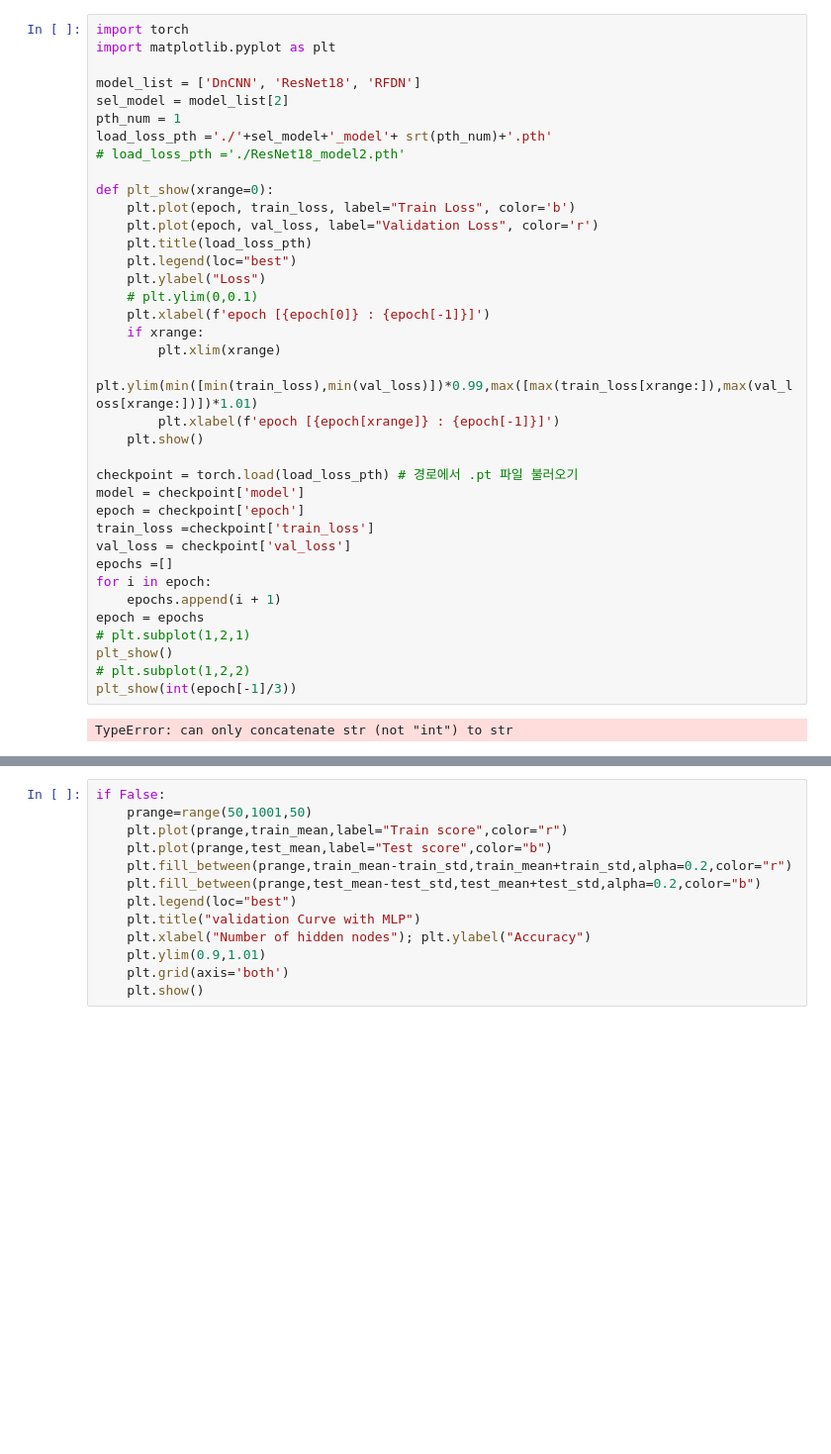
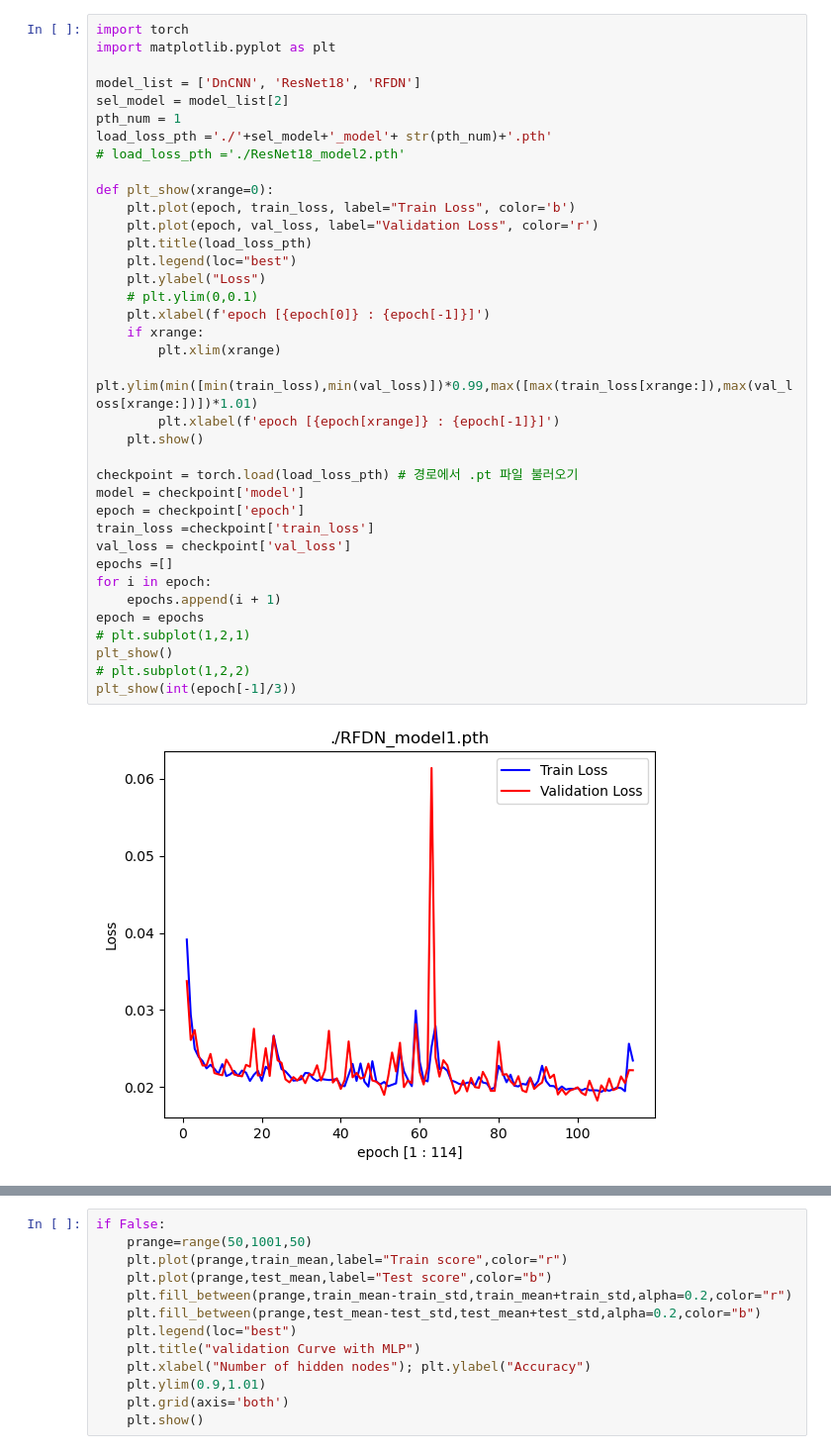
Before and after one commit to joohyun7u/mlp_compitition, a Jupyter notebook: cjh/loss/loss_visual.ipynb, the cells around one changed output, grey strips where cells are left out. Shown at 99% size. Cells and saved outputs as stored; diff of their text form; blank space fills up the shorter version.

```diff
--- a/cjh/loss/loss_visual.ipynb
+++ b/cjh/loss/loss_visual.ipynb
@@ -5,35 +5,35 @@ import matplotlib.pyplot as plt
 model_list = ['DnCNN', 'ResNet18', 'RFDN']
 sel_model = model_list[2]
 pth_num = 1
-load_loss_pth ='./'+sel_model+'_model'+ srt(pth_num)+'.pth'
+load_loss_pth ='./'+sel_model+'_model'+ str(pth_num)+'.pth'
 # load_loss_pth ='./ResNet18_model2.pth'
 
 def plt_show(xrange=0):
     plt.plot(epoch, train_loss, label="Train Loss", color='b')
     plt.plot(epoch, val_loss, label="Validation Loss", color='r')
     plt.title(load_loss_pth)
     plt.legend(loc="best")
     plt.ylabel("Loss")
     # plt.ylim(0,0.1)
     plt.xlabel(f'epoch [{epoch[0]} : {epoch[-1]}]')
     if xrange:
         plt.xlim(xrange)
         plt.ylim(min([min(train_loss),min(val_loss)])*0.99,max([max(train_loss[xrange:]),max(val_loss[xrange:])])*1.01)
         plt.xlabel(f'epoch [{epoch[xrange]} : {epoch[-1]}]')
     plt.show()
 
 checkpoint = torch.load(load_loss_pth) # 경로에서 .pt 파일 불러오기
 model = checkpoint['model']
 epoch = checkpoint['epoch']
 train_loss =checkpoint['train_loss']
 val_loss = checkpoint['val_loss']
 epochs =[]
 for i in epoch:
     epochs.append(i + 1)
 epoch = epochs
 # plt.subplot(1,2,1)
 plt_show()
 # plt.subplot(1,2,2)
 plt_show(int(epoch[-1]/3))
 # %% [output]
-TypeError: can only concatenate str (not "int") to str
+[figure, added]
```
Also changed, not shown: parts of 1 cell of this notebook, 12 other files.
